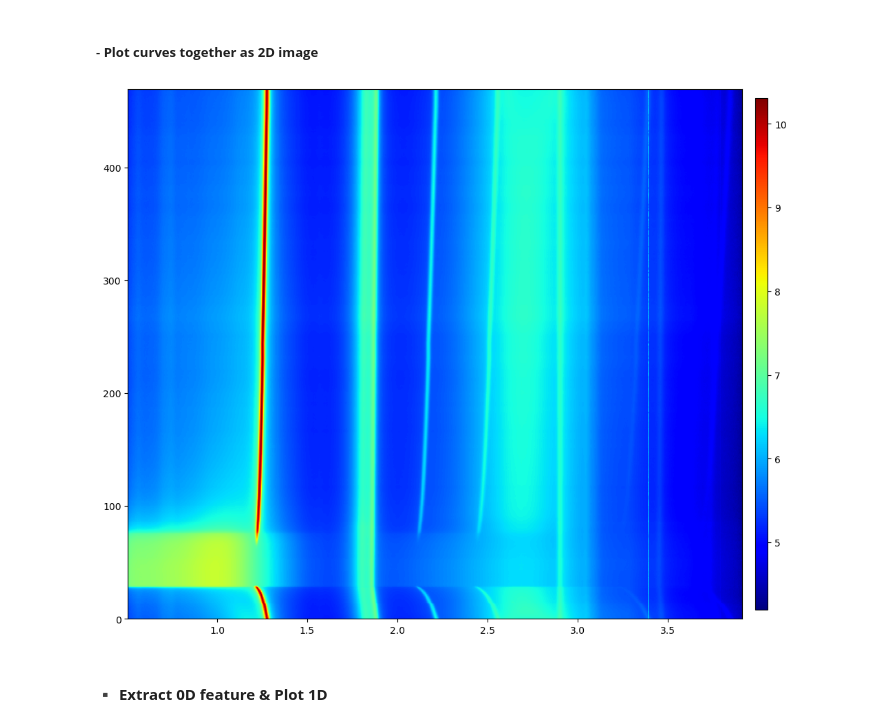
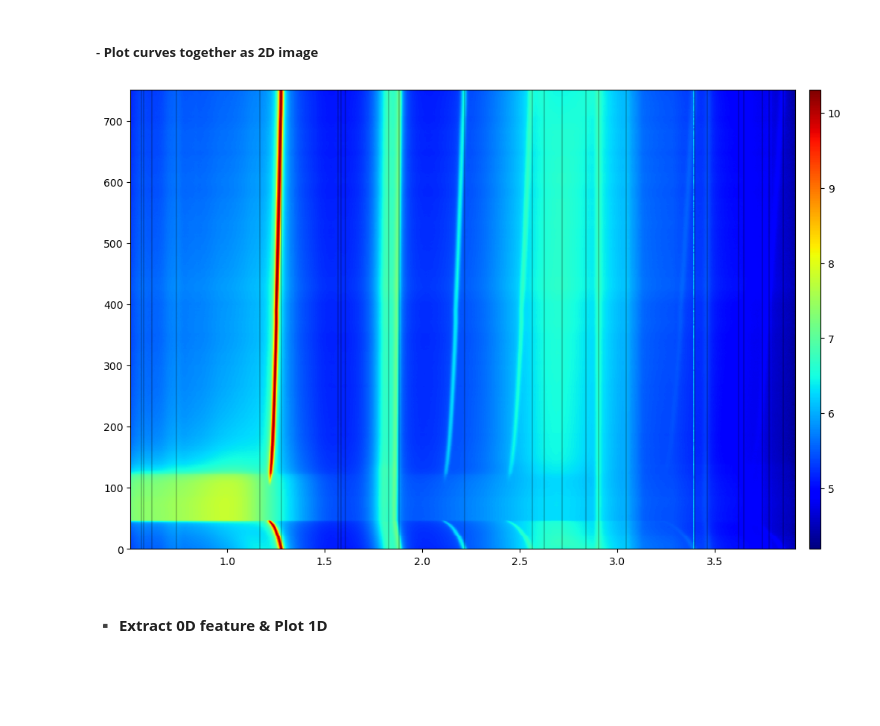
Before and after one commit to CFN-softbio/SciAnalysis, a Jupyter notebook: examples/beamlines/NSLSII_11BM_CMS/UShell/SciAnalysis_Basic_v1.ipynb, the cells around one changed output. Drawn from its saved outputs; the diff is of its cells as text; code cells hidden in the pictures; blank space fills up the shorter version.

Commit message:
Put raw data info to 'rawinfo' and analysis results to 'analysis'

```diff
--- a/examples/beamlines/NSLSII_11BM_CMS/UShell/SciAnalysis_Basic_v1.ipynb
+++ b/examples/beamlines/NSLSII_11BM_CMS/UShell/SciAnalysis_Basic_v1.ipynb
@@ -301,8 +297,9 @@ dict_keys(['linecut_angle_fit', 'linecut_angle'])
 # %% [markdown]
 __Instead of doing analysis, can load previously analyzed data__
 # %%
-exp.loadSciAnalysisData(keys=['circular_average'], analysis_folder=str(exp.dict['folder'])+'waxs/analysis/PBG_run1/', verbose=1)
-exp.dict['data'].keys()
+if 0:
+    exp.loadSciAnalysisData(keys=['circular_average'], analysis_folder=str(exp.dict['folder'])+'waxs/analysis/PBG_run1/', verbose=1)
+    exp.dict['analysis'].keys()
 # %% [output]
 analysis_folder = /nsls2/data/cms/legacy/xf11bm/data/2023_1/beamline/ETsai2/waxs/analysis/PBG_run1/
 [0%]
@@ -366,7 +363,7 @@ if True:
     exp_dict_load = h5todict(exp_dict_h5)
     #print(exp_dict_load.keys())
 
-    exp = Experiment.experiment(exp_dict_load['expname'], folder=exp_dict_load['folder'], det='waxs', beamline=None)
+    exp = Experiment.experiment(exp_dict_load['expinfo']['expname'], folder=exp_dict_load['expinfo']['folder'], det=exp_dict_load['expinfo']['det'], beamline=exp_dict_load['expinfo']['beamline'])
     exp.dict = exp_dict_load
 
     print(exp.dict.keys())
@@ -388,14 +405,18 @@ Experiment loaded!
 ##### - __Load one curve & find peaks__
 # %%
 ### Show one curve and find peaks
-protocol = 'circular_average'
-#protocol = 'linecut_angle'
 
+#protocol = 'circular_average'
+protocol = list(exp.dict['analysis'].keys())[0]
+print(protocol)
+
+## Pick a curve
 file_idx = 0
-line_plot = DataLine(x = exp.dict['data'][protocol][str(file_idx)]['q'], y = exp.dict['data'][protocol][str(file_idx)]['I(q)'])
+line_plot = DataLine(x = exp.dict['analysis'][protocol]['q'], y = exp.dict['analysis'][protocol]['I_stack'][file_idx])
 
 
 %matplotlib inline
-plt.figure(2, figsize=(12,5)); plt.clf()
+#%matplotlib ipympl
+plt.figure(1, figsize=(12,5)); plt.clf()
 q_peaks = Tools.plot_peaks(line_plot, N_peaks_find = 25, fit_param=[0, 1, 0.001], flag_log=1, line_color='k', label_color='r', verbose=1)  #Tools.rand_color(0.5, 0.8)
 # %% [output]
@@ -461,31 +477,28 @@ Text(0.5, 1.0, 'SA_PBG_air_insitu_capL_run1_1_0.0s_Linkam40.0C_x0.000_y0.000_5.0
 # %% [markdown]
 ##### - __Plot curves together as 2D image__
 # %%
-q_label = [] #q_peaks #[1.278, 1.88, 2.219, 2.564, 2.905]; # Label the lines
+q_label = q_peaks #[1.278, 1.88, 2.219, 2.564, 2.905]; # Label the lines
 flag_log = True
+
+protocol = 'circular_average'
+#protocol = list(exp.dict['analysis'].keys())[0]
 
 
 
-Nfiles = len(exp.dict['expinfo']['filename'])
-y = []
-for ii in np.arange(Nfiles):
-    line_plot = DataLine(x = exp.dict['data'][protocol][str(ii)]['q'], y = exp.dict['data'][protocol][str(ii)]['I(q)'])
-    line_x = line_plot.x
-    line_y = line_plot.y
-    if flag_log:
-        line_y = np.log(line_y)
-    y.append(line_y)
-
+x_axis = exp.dict['analysis'][protocol]['q']
+I_stack = exp.dict['analysis'][protocol]['I_stack']
+if flag_log:
+    I_stack = np.log(I_stack)
 
 %matplotlib inline
-plt.figure(2, figsize=(12,10)); plt.clf()
-plt.imshow(y, origin='lower', cmap='jet', extent = [np.min(line_plot.x), np.max(line_plot.x), 0, len(y)],  aspect='auto') #aspect='auto' 0.005
+plt.figure(2, figsize=(12,8)); plt.clf()
+plt.imshow(I_stack, origin='lower', cmap='jet', extent = [np.min(x_axis), np.max(x_axis), 0, I_stack.shape[1]],  aspect='auto') #aspect='auto' 0.005
 cbar = plt.colorbar(fraction=0.02, pad=0.02, aspect=40)
 
 for q in q_label:
-    plt.plot([q, q], [0, len(y)], 'k',  alpha=0.2)
+    plt.plot([q, q], [0, I_stack.shape[1]], 'k',  alpha=0.2)
 # %% [output]
-[figure, old version]
+[figure, new version]
 # %% [markdown]
 #### &#9642; __Extract 0D feature & Plot 1D__
 # %% [markdown]
```
Also changed, not shown: parts of 23 cells of this notebook, 1 other file.
